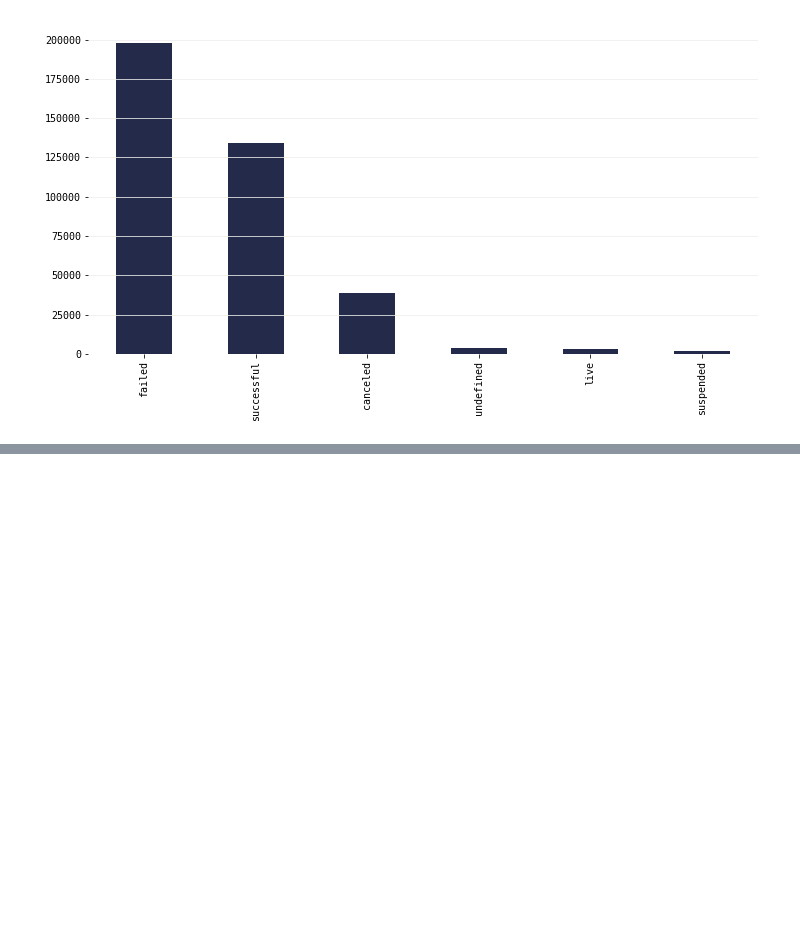
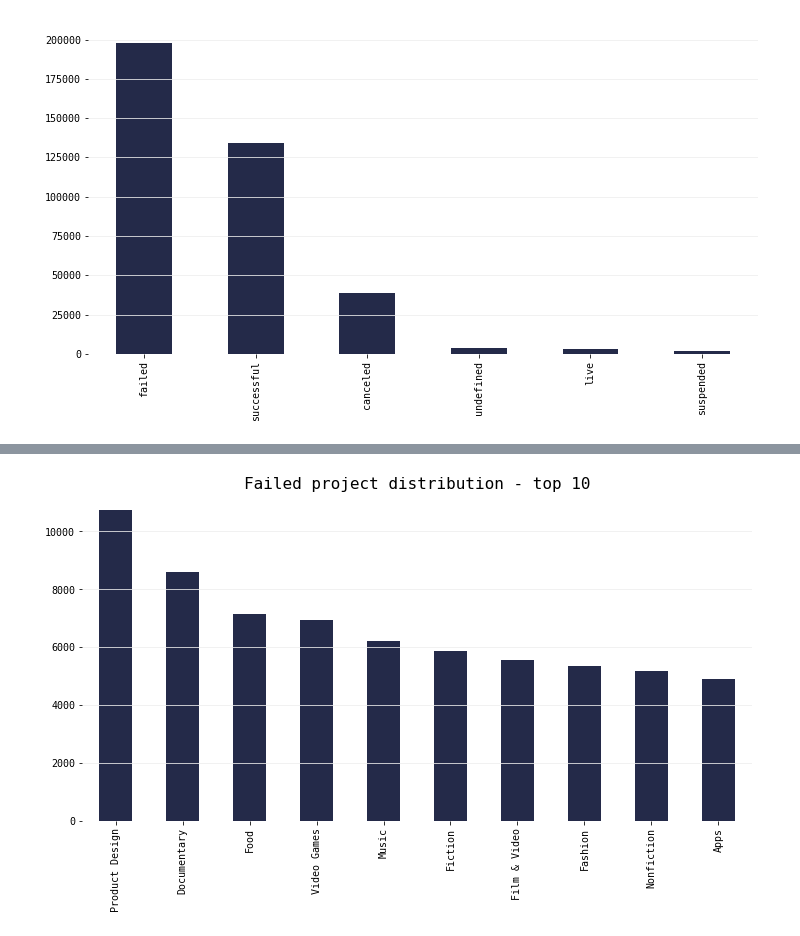
Before and after one commit to qu4ku/datasets-analysis, a Jupyter notebook: 010-kickstarter-projects.ipynb, the cells around one changed output, grey strips where cells are left out. Cells and saved outputs as stored; diff of their text form; code cells hidden in the pictures; blank space fills up the shorter version.

```diff
--- a/010-kickstarter-projects.ipynb
+++ b/010-kickstarter-projects.ipynb
@@ -388,0 +411,7 @@ sns.distplot(df.Pledged)
+# %%
+plt.axes(frameon=False)
+df[df.State == 'failed'].Category.value_counts()[:10].plot(kind='bar', color=MC)
+plt.grid(axis='y', color=SC)
+plt.title('Failed project distribution - top 10');
+# %% [output]
+[figure, added]
```
Also changed, not shown: parts of 11 cells of this notebook, 1 other file.
